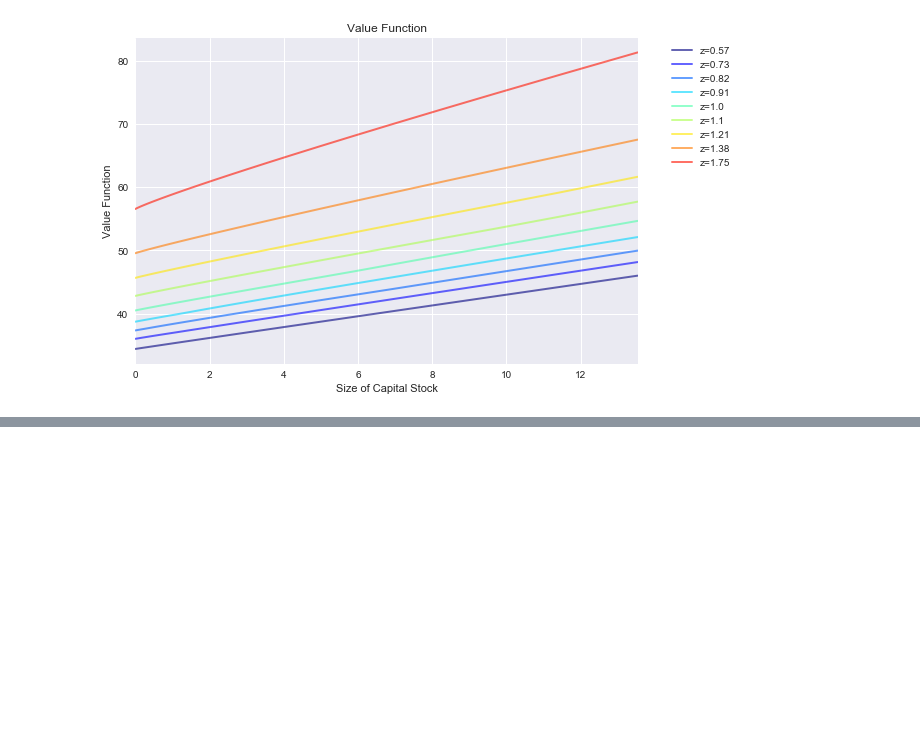
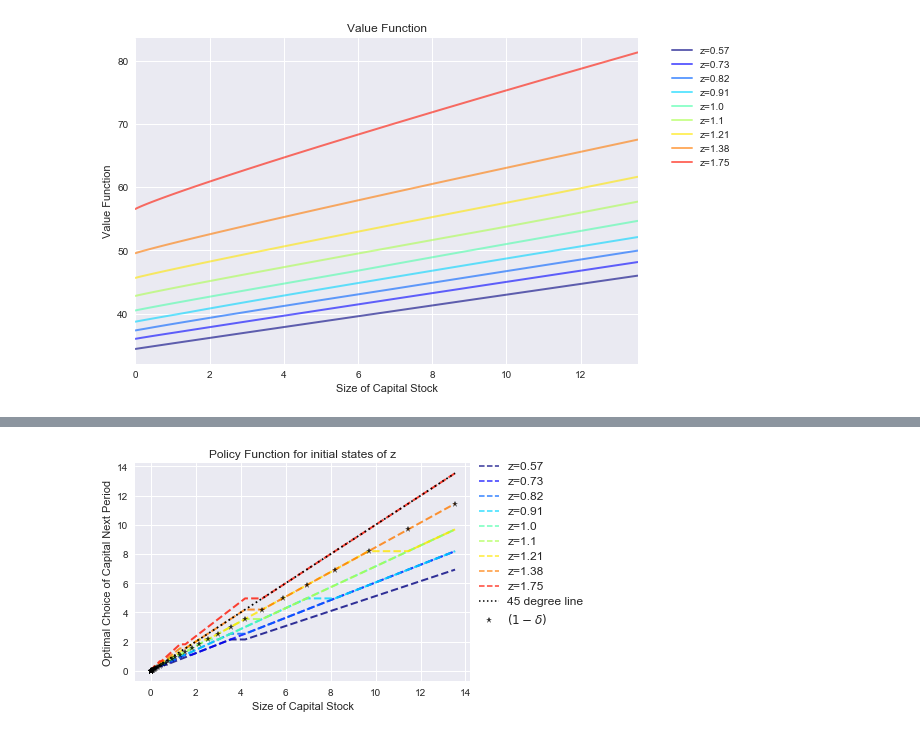
Before and after one commit to maxcd/OSM_BootCampExercises, a Jupyter notebook: Econ/Wk3_FirmDyn/Notebooks/StochasticFirmVFI.ipynb, the cells around one changed output, grey strips where cells are left out. Cells and saved outputs as stored; diff of their text form; code cells hidden in the pictures; blank space fills up the shorter version.

```diff
--- a/Econ/Wk3_FirmDyn/Notebooks/StochasticFirmVFI.ipynb
+++ b/Econ/Wk3_FirmDyn/Notebooks/StochasticFirmVFI.ipynb
@@ -371,0 +554,4 @@ array([[ True, False, False, False, False, False, False, False, False],
+# %%
+model.plot_policy()
+# %% [output]
+[figure, added]
```
Also changed, not shown: parts of 26 cells of this notebook, 1 other file.
